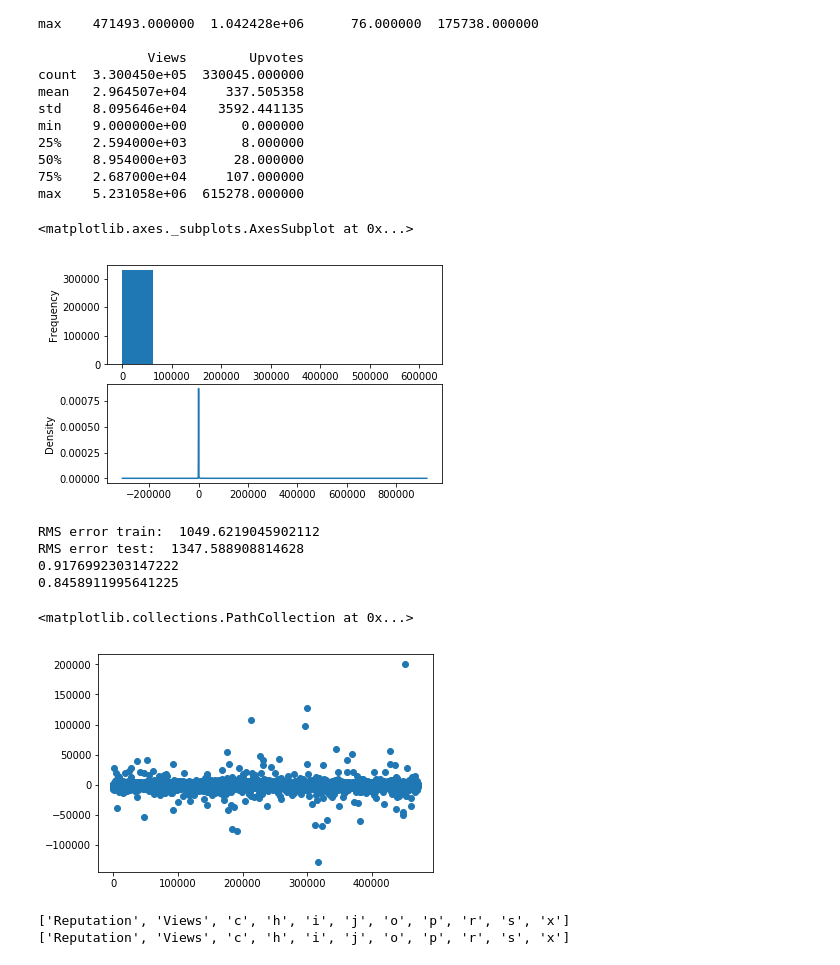
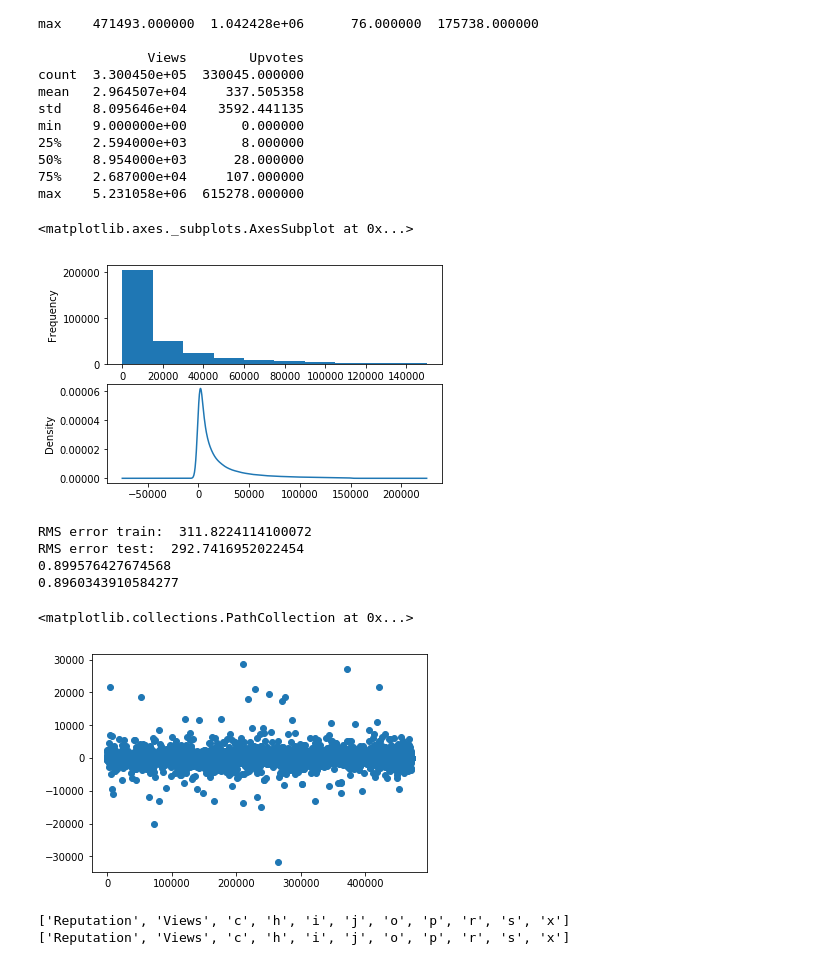
Before and after one commit to friedtree/upvotePrediction, a Jupyter notebook: linear_regression.ipynb, the cells around one changed output. Drawn from its saved outputs; the diff is of its cells as text; code cells hidden in the pictures.

Commit message:
filter by views before fitting

```diff
--- a/linear_regression.ipynb
+++ b/linear_regression.ipynb
@@ -26,6 +26,8 @@ n= len(df)
 ex_data = math.floor(0*n/100)
 df=df.sort_values('Reputation')
 df = df[ex_data:n-ex_data]
+
+df = df[df['Views']<150000]
 # %% [output]
                   ID    Reputation        Answers       Username  \
 count  330045.000000  3.300450e+05  330045.000000  330045.000000
@@ -49,14 +51,14 @@ max    5.231058e+06  615278.000000
 # %%
 #hist = np.histogram(Y,bins = 40)
 #plt.hist(Y,bins=10)
 plt.figure(1)
 plt.subplot(2,1,1)
-df['Upvotes'].plot(kind='hist')
+df['Views'].plot(kind='hist')
 plt.subplot(2,1,2)
-df['Upvotes'].plot(kind='kde')
+df['Views'].plot(kind='kde')
 # %% [output]
 <matplotlib.axes._subplots.AxesSubplot at 0x...>
-[figure, old version]
+[figure, new version]
 # %%
 # Dummy code Tag column and add to main data
 dummies = pd.get_dummies(df['Tag'])
@@ -107,10 +109,10 @@ print("RMS error test: ",rms)
 print(LR.score(poly_x_train,y_train))
 print(LR.score(poly_x_test,y_test))
 # %% [output]
-RMS error train:  1049.6219045902112
-RMS error test:  1347.588908814628
-0.9176992303147222
-0.8458911995641225
+RMS error train:  311.8224114100072
+RMS error test:  292.7416952022454
+0.899576427674568
+0.8960343910584277
 # %%
 #plt.scatter(ID_train[1:100], y_train[1:100],  color='black')
 #plt.scatter(ID_train[1:100], y_train_pred[1:100],  color='blue')
@@ -126,6 +128,6 @@ residuals_train = y_train.subtract(y_train_pred)
 plt.scatter(ID_train,residuals_train)
 # %% [output]
 <matplotlib.collections.PathCollection at 0x...>
-[figure, old version]
+[figure, new version]
 # %%
 test_df = pd.read_csv('test_8i3B3FC.csv')
```
Also changed, not shown: parts of 2 cells of this notebook.
